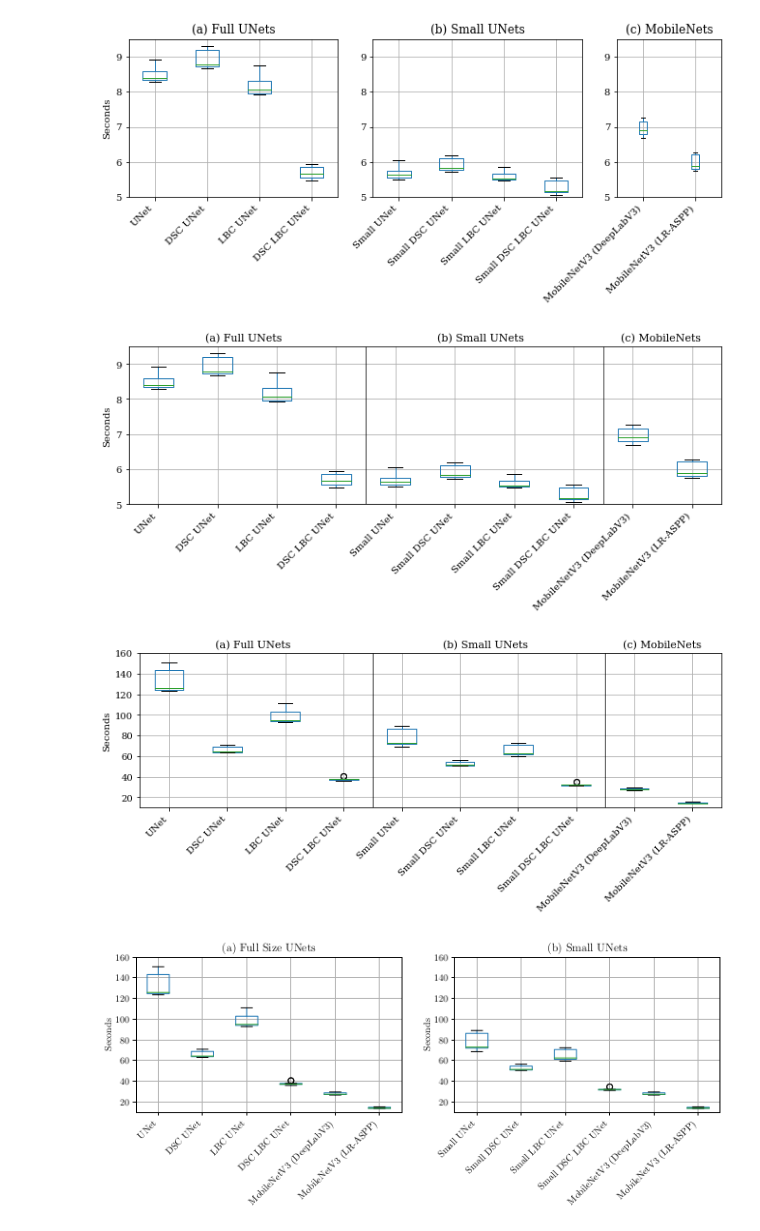
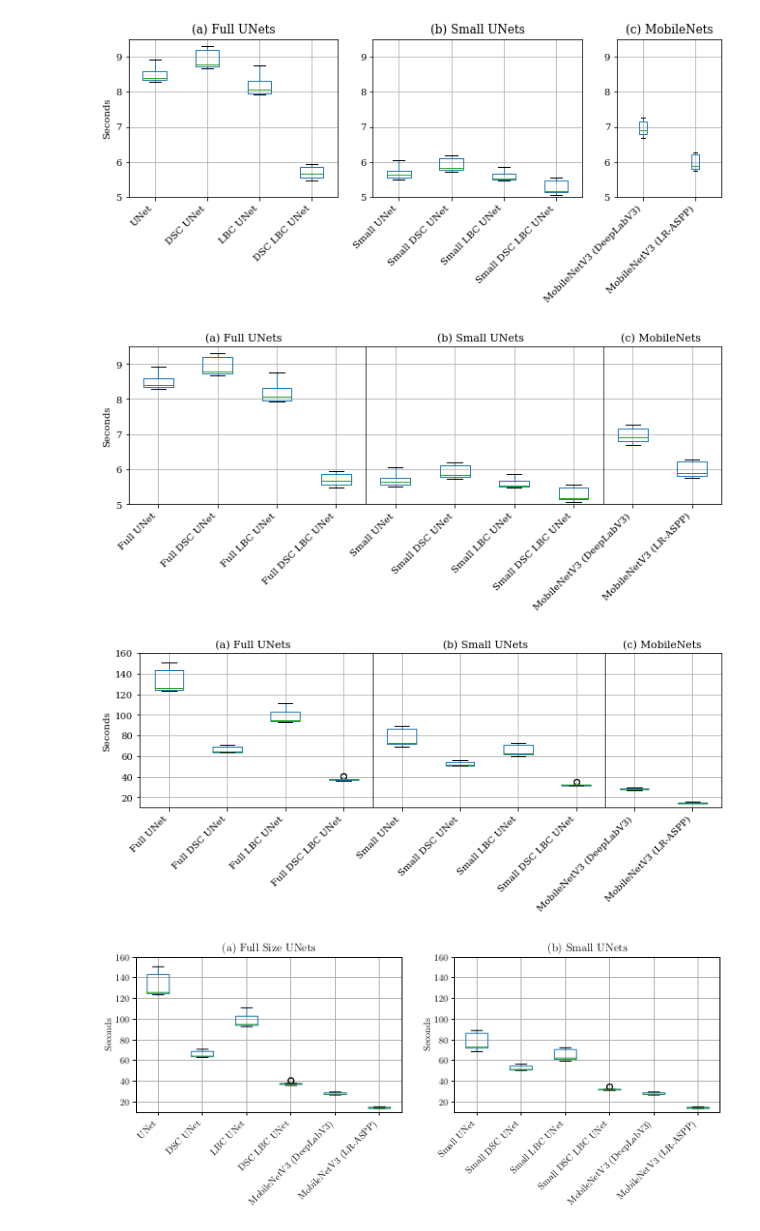
Before and after one commit to dansola/PGA-Net, a Jupyter notebook: notebooks/time_figure.ipynb, the cells around one changed output. Saved outputs shown, nothing was run; the diff lists cells and outputs as text; code cells hidden in the pictures.

```diff
--- a/notebooks/time_figure.ipynb
+++ b/notebooks/time_figure.ipynb
@@ -70,36 +70,36 @@ for i in range(1, 10):
     d = load_json(f'/home/dsola/repos/PGA-Net/src/train/times/model_profile_cuda_v{i}.json')
     df_tmp = pd.DataFrame.from_dict(d, orient='index')
     df[i] = df_tmp
 
 df = df.drop('small_axial_lbc_unet')
 
-naming_dict = {'unet': 'UNet', 'lbc_unet': 'LBC UNet', 'deeplab_mobile_net': 'MobileNetV3 (DeepLabV3)', 'lraspp_mobile_net': 'MobileNetV3 (LR-ASPP)',
-       'dsc_unet': 'DSC UNet', 'small_dsc_unet': 'Small DSC UNet', 'dsc_lbc_unet': 'DSC LBC UNet', 'small_dsc_lbc_unet': 'Small DSC LBC UNet',
+naming_dict = {'unet': 'Full UNet', 'lbc_unet': 'Full LBC UNet', 'deeplab_mobile_net': 'MobileNetV3 (DeepLabV3)', 'lraspp_mobile_net': 'MobileNetV3 (LR-ASPP)',
+       'dsc_unet': 'Full DSC UNet', 'small_dsc_unet': 'Small DSC UNet', 'dsc_lbc_unet': 'Full DSC LBC UNet', 'small_dsc_lbc_unet': 'Small DSC LBC UNet',
        'small_unet': 'Small UNet', 'small_lbc_unet': 'Small LBC UNet'}
 
 df_small = df.T[['small_unet', 'small_dsc_unet', 'small_lbc_unet', 'small_dsc_lbc_unet']].rename(columns=naming_dict)
 df_full = df.T[['unet', 'dsc_unet', 'lbc_unet', 'dsc_lbc_unet']].rename(columns=naming_dict)
 df_mobile = df.T[['deeplab_mobile_net', 'lraspp_mobile_net']].rename(columns=naming_dict)
 
 df_all = df.T[['unet', 'dsc_unet', 'lbc_unet', 'dsc_lbc_unet', 'small_unet', 'small_dsc_unet', 'small_lbc_unet', 'small_dsc_lbc_unet', 'deeplab_mobile_net', 'lraspp_mobile_net']].rename(columns=naming_dict)
 
 
 ticks = [x for x in df_small.columns]
 # ticks[3] = r'$\bf{Small DSC LBC UNet}$'
 
 fig, ax = plt.subplots(figsize=(11,3))
 df_all.boxplot(column=[x for x in df_all.columns], rot=45, ax=ax)
 ax.set_ylim(5,9.5)
 # ax.set_title('(a) Full UNets')
 ax.set_ylabel('Seconds')
 plt.setp(ax.get_xticklabels(), horizontalalignment='right');
 plt.vlines(4.5, 5, 9.5, colors='k', linewidth=0.7)
 plt.vlines(8.5, 5, 9.5, colors='k', linewidth=0.7)
 plt.text(1.8, 9.65, '(a) Full UNets', fontsize=11);
 plt.text(5.71, 9.65, '(b) Small UNets', fontsize=11);
 plt.text(8.8, 9.65, '(c) MobileNets', fontsize=11);
 # %% [output]
-[figure, old version]
+[figure, new version]
 # %%
 fig.savefig("../images/times_cuda_v2.svg", format='svg', dpi=1200)
 # %%
@@ -112,8 +112,8 @@ for i in range(1, 10):
 
 df = df.drop('small_axial_lbc_unet')
 
-naming_dict = {'unet': 'UNet', 'lbc_unet': 'LBC UNet', 'deeplab_mobile_net': 'MobileNetV3 (DeepLabV3)', 'lraspp_mobile_net': 'MobileNetV3 (LR-ASPP)',
-       'dsc_unet': 'DSC UNet', 'small_dsc_unet': 'Small DSC UNet', 'dsc_lbc_unet': 'DSC LBC UNet', 'small_dsc_lbc_unet': 'Small DSC LBC UNet',
+naming_dict = {'unet': 'Full UNet', 'lbc_unet': 'Full LBC UNet', 'deeplab_mobile_net': 'MobileNetV3 (DeepLabV3)', 'lraspp_mobile_net': 'MobileNetV3 (LR-ASPP)',
+       'dsc_unet': 'Full DSC UNet', 'small_dsc_unet': 'Small DSC UNet', 'dsc_lbc_unet': 'Full DSC LBC UNet', 'small_dsc_lbc_unet': 'Small DSC LBC UNet',
        'small_unet': 'Small UNet', 'small_lbc_unet': 'Small LBC UNet'}
 
 df_small = df.T[['small_unet', 'small_dsc_unet', 'small_lbc_unet', 'small_dsc_lbc_unet']].rename(columns=naming_dict)
@@ -138,7 +138,7 @@ plt.text(1.8, 165, '(a) Full UNets', fontsize=11);
 plt.text(5.71, 165, '(b) Small UNets', fontsize=11);
 plt.text(8.8, 165, '(c) MobileNets', fontsize=11);
 # %% [output]
-[figure, old version]
+[figure, new version]
 # %%
 fig.savefig("../images/times_cpu_v2.svg", format='svg', dpi=1200)
 # %%
```
Also changed, not shown: 57 other files.
